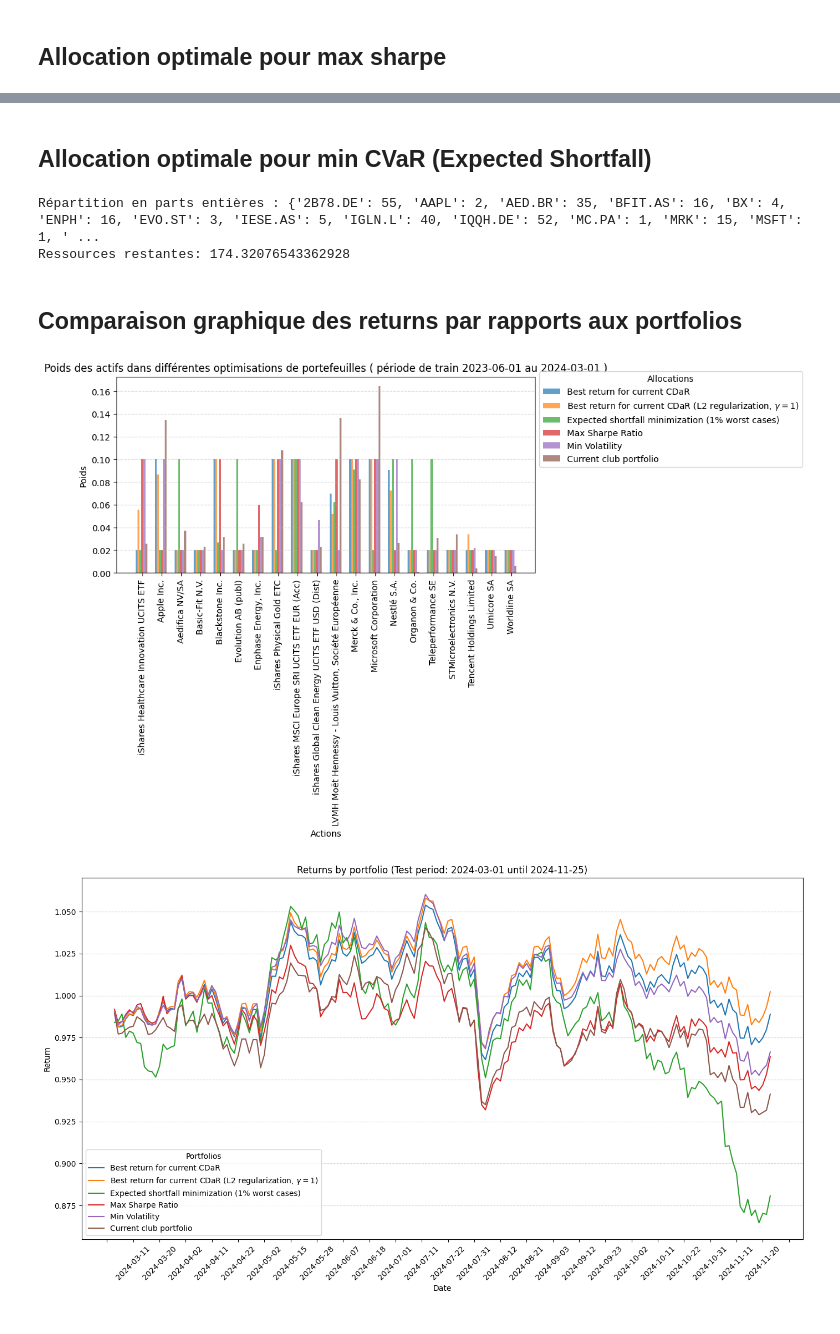
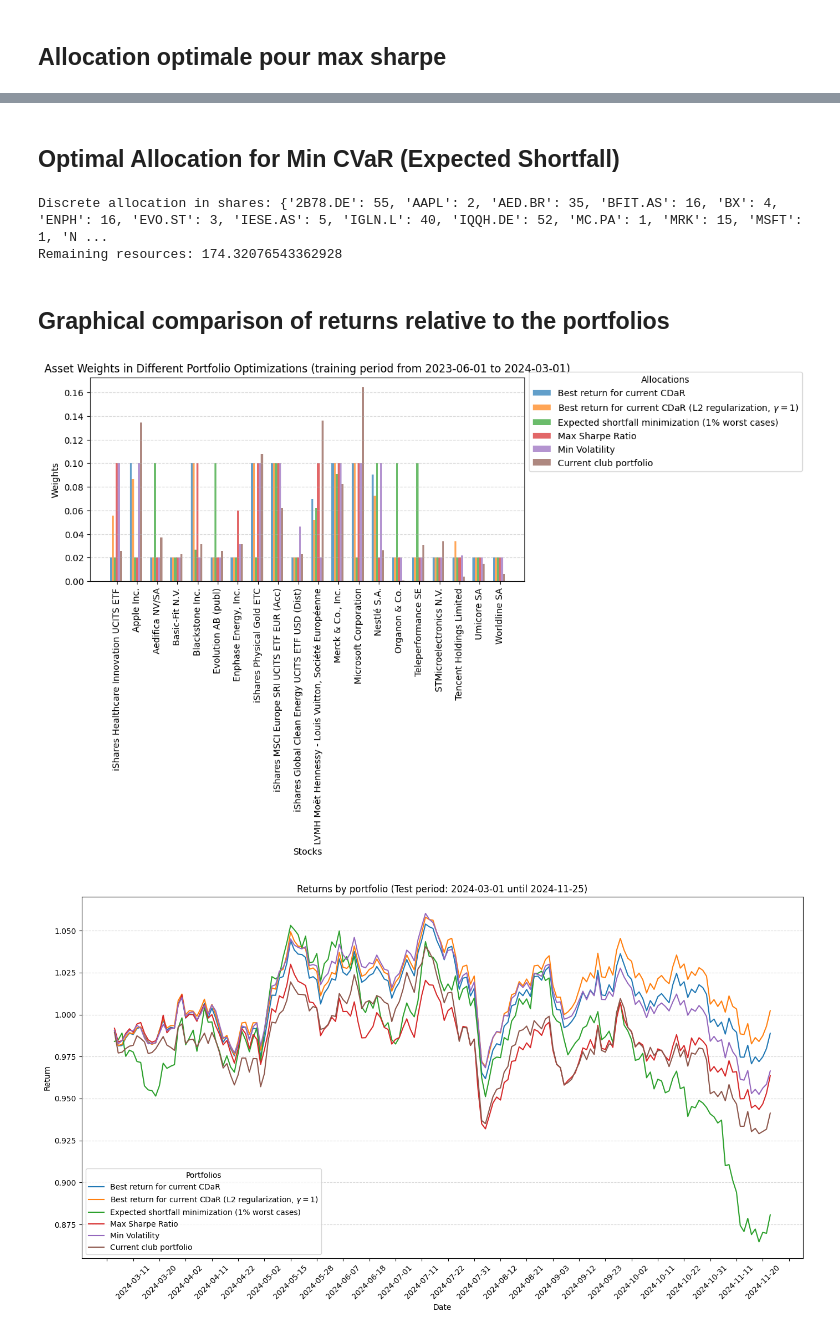
Before and after one commit to AdrienPortier/PyPortfolioOpt-LSMIC, a Jupyter notebook: CDaR_Portfolio_LSMIC.ipynb, the cells around one changed output, grey strips where cells are left out. Drawn from its saved outputs; the diff is of its cells as text; code cells hidden in the pictures.

```diff
--- a/CDaR_Portfolio_LSMIC.ipynb
+++ b/CDaR_Portfolio_LSMIC.ipynb
@@ -192,7 +153,7 @@ ActualCDaR = -drawdowns[drawdowns <= -VaR_drawdown_actual].mean()
 
 plt.scatter(ActualCDaR, actual_return, marker="X", color="purple", s=100, label="Actual portfolio")
 
-# Return plus intéressant pour le même CDaR
+# Best Return for the Same CDaR
 def get_weights_CDaR(option = "normal", min_weights = minimal_w, max_weights = maximal_w, gamma = 1, c = None, curr = None):
     es = EfficientCDaR(mu, historical_returns, weight_bounds=(0, 1), beta = confidence_level, solver = MOSEK)
     es.add_constraint(lambda x : x >= min_weights)
@@ -204,7 +165,7 @@ def get_weights_CDaR(option = "normal", min_weights = minimal_w, max_weights = m
         cleaned_weights_eff_cdar = es.clean_weights()
         optimized_return, optimized_CDaR= es.portfolio_performance()
         return cleaned_weights_eff_cdar, optimized_return, optimized_CDaR
-    elif option == "L2 regularisation":
+    elif option == "L2 regularization":
         es.add_objective(objective_functions.L2_reg, gamma= gamma)
         weights_eff_cdar_L2 = es.efficient_return(actual_return)
         cleaned_weights_eff_cdar_L2 = es.clean_weights()
@@ -215,9 +176,9 @@ def get_weights_CDaR(option = "normal", min_weights = minimal_w, max_weights = m
 
 cleaned_weights_eff_cdar, optimized_return, optimized_CDaR = get_weights_CDaR("normal")
 plt.scatter(optimized_CDaR, optimized_return, marker="*", color="green", s=100, label="Optimized portfolio ( 0.02 <= w_i <= 0.1)")
-# Portefeuille avec une pénalité sur les poids nuls (Régularisation L2)
-cleaned_weights_eff_cdar_L2, optimized_return_L2, optimized_CDaR_L2 = get_weights_CDaR("L2 regularisation")
-plt.scatter(optimized_CDaR_L2, optimized_return_L2, marker="*", color="cyan", s=100, label="L2 regularisation optimized portfolio (0.02 <= w_i <= 0.1)")
+# Portfolio with a penalty on zero weights (L2 regularization)
+cleaned_weights_eff_cdar_L2, optimized_return_L2, optimized_CDaR_L2 = get_weights_CDaR("L2 regularization")
+plt.scatter(optimized_CDaR_L2, optimized_return_L2, marker="*", color="cyan", s=100, label="L2 regularization optimized portfolio (0.02 <= w_i <= 0.1)")
 
 plt.title("Efficient frontier comparison (CDaR) vs LSMIC Actual portfolio")
 plt.xlabel("CDaR on returns")
@@ -275,28 +236,29 @@ Ressources restantes: 0.3666842156271741
 # %% [markdown]
-## Allocation optimale pour min CVaR (Expected Shortfall)
+## Optimal Allocation for Min CVaR (Expected Shortfall)
 # %%
 from pypfopt import EfficientCVaR
+
 mu = expected_returns.ema_historical_return(df)
 S = CovarianceShrinkage(df).ledoit_wolf(shrinkage_target = "constant_correlation")
-ef = EfficientCVaR(mu, S,weight_bounds=(0, 1), beta = 0.99, solver = MOSEK)
-ef.add_constraint(lambda x : x >= minimal_w)
-ef.add_constraint(lambda x : x <= maximal_w)
+ef = EfficientCVaR(mu, S, weight_bounds=(0, 1), beta = 0.99, solver = MOSEK)
+ef.add_constraint(lambda x: x >= minimal_w)
+ef.add_constraint(lambda x: x <= maximal_w)
 
 raw_weights_min_cvar = ef.min_cvar()
 cleaned_weights_min_cvar = ef.clean_weights()
 
-latest_prices = df.iloc[-1]  # prix récents à la fin de la période
+latest_prices = df.iloc[-1]  # latest prices at the end of the period
 
 da = DiscreteAllocation(cleaned_weights_min_cvar, latest_prices, total_portfolio_value=portfolio_value)
 allocation_min_vol, leftover = da.lp_portfolio()
 
-print("Répartition en parts entières :", allocation_min_vol)
-print("Ressources restantes:", leftover)
+print("Discrete allocation in shares:", allocation_min_vol)
+print("Remaining resources:", leftover)
 # %% [output]
-Répartition en parts entières : {'2B78.DE': 55, 'AAPL': 2, 'AED.BR': 35, 'BFIT.AS': 16, 'BX': 4, 'ENPH': 16, 'EVO.ST': 3, 'IESE.AS': 5, 'IGLN.L': 40, 'IQQH.DE': 52, 'MC.PA': 1, 'MRK': 15, 'MSFT': 1, ' ...
-Ressources restantes: 174.32076543362928
+Discrete allocation in shares: {'2B78.DE': 55, 'AAPL': 2, 'AED.BR': 35, 'BFIT.AS': 16, 'BX': 4, 'ENPH': 16, 'EVO.ST': 3, 'IESE.AS': 5, 'IGLN.L': 40, 'IQQH.DE': 52, 'MC.PA': 1, 'MRK': 15, 'MSFT': 1, 'N ...
+Remaining resources: 174.32076543362928
-# %% [markdown]
-## Comparaison graphique des returns par rapports aux portfolios
+# %% [markdown]
+## Graphical comparison of returns relative to the portfolios
 # %%
 club_weights = {list(tickers.keys())[i]:actual_weights[i] for i in range(len(actual_weights))}
 # %%
@@ -309,38 +271,38 @@ weights_dict = pd.DataFrame({
     r"Best return for current CDaR (L2 regularization, $\gamma = 1$)" : pd.Series(cleaned_weights_eff_cdar_L2),
     "Expected shortfall minimization (1% worst cases)" : pd.Series(cleaned_weights_min_cvar),
     'Max Sharpe Ratio': pd.Series(cleaned_weights_max_sharpe),
     'Min Volatility': pd.Series(cleaned_weights_min_vol),
     'Current club portfolio': pd.Series(club_weights)
 })
 
 ticker_names = [yf.Ticker(ticker).info['longName'] for ticker in tickers.keys()]
 
 
 plt.figure(figsize=(12, 8))
 bar_width = 0.15
 spacing_factor = 1.5
 positions = np.arange(len(weights_dict.index)) * spacing_factor
 
 for i, allocation in enumerate(weights_dict.columns):
     plt.bar(
         positions + i * bar_width,
         weights_dict[allocation],
         width=bar_width,
         label=allocation,
         alpha=0.7
     )
 
-plt.title('Poids des actifs dans différentes optimisations de portefeuilles' +
-          f" ( période de train {start_train_date} au {end_train_date} )")
-plt.xlabel('Actions')
-plt.ylabel('Poids')
+plt.title('Asset Weights in Different Portfolio Optimizations' +
+          f" (training period from {start_train_date} to {end_train_date})")
+plt.xlabel('Stocks')
+plt.ylabel('Weights')
 plt.xticks(ticks=positions + bar_width * (len(weights_dict.columns) / 2), labels=ticker_names, rotation=90)
 plt.grid(axis='y', linestyle='--', alpha=0.5)
 plt.legend(title='Allocations', bbox_to_anchor = (1,1.05))
 plt.tight_layout()
 plt.show()
 # %% [output]
-[figure, old version]
+[figure, new version]
 # %%
 import matplotlib.dates as mdates
 
```
Also changed, not shown: parts of 31 cells of this notebook.
